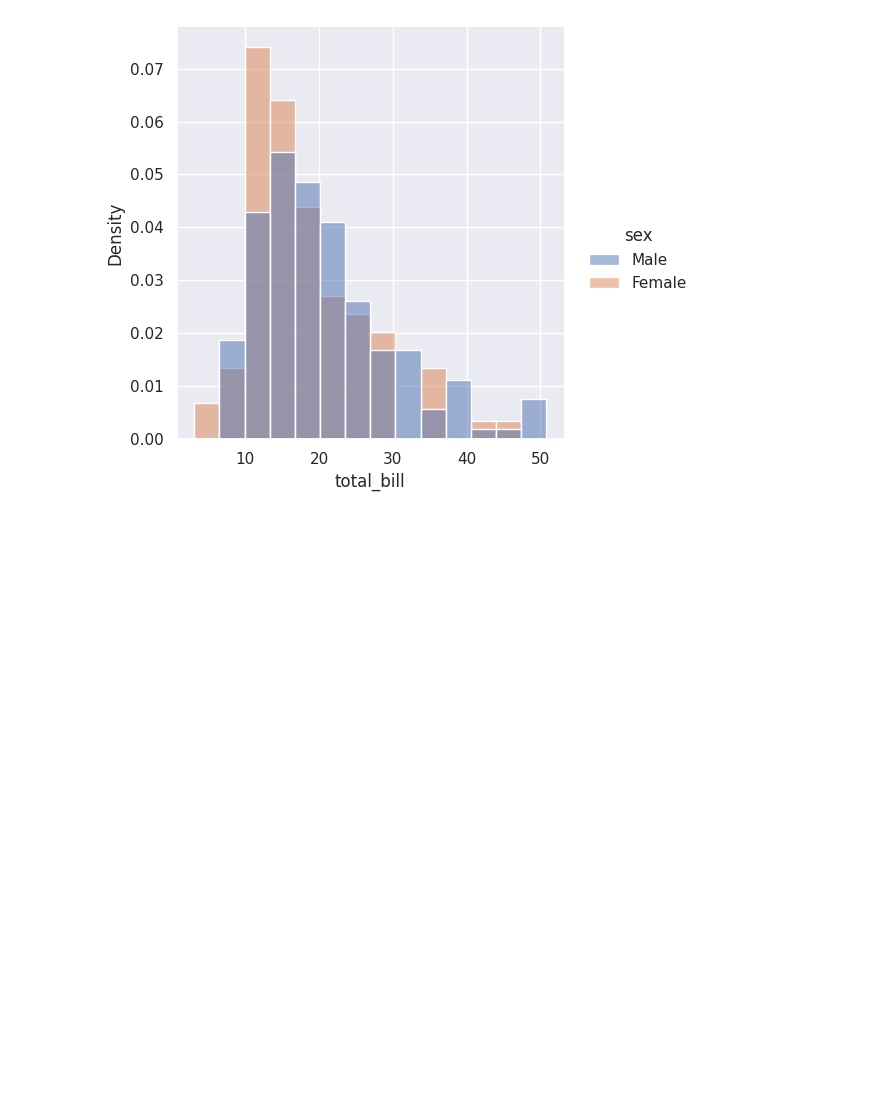
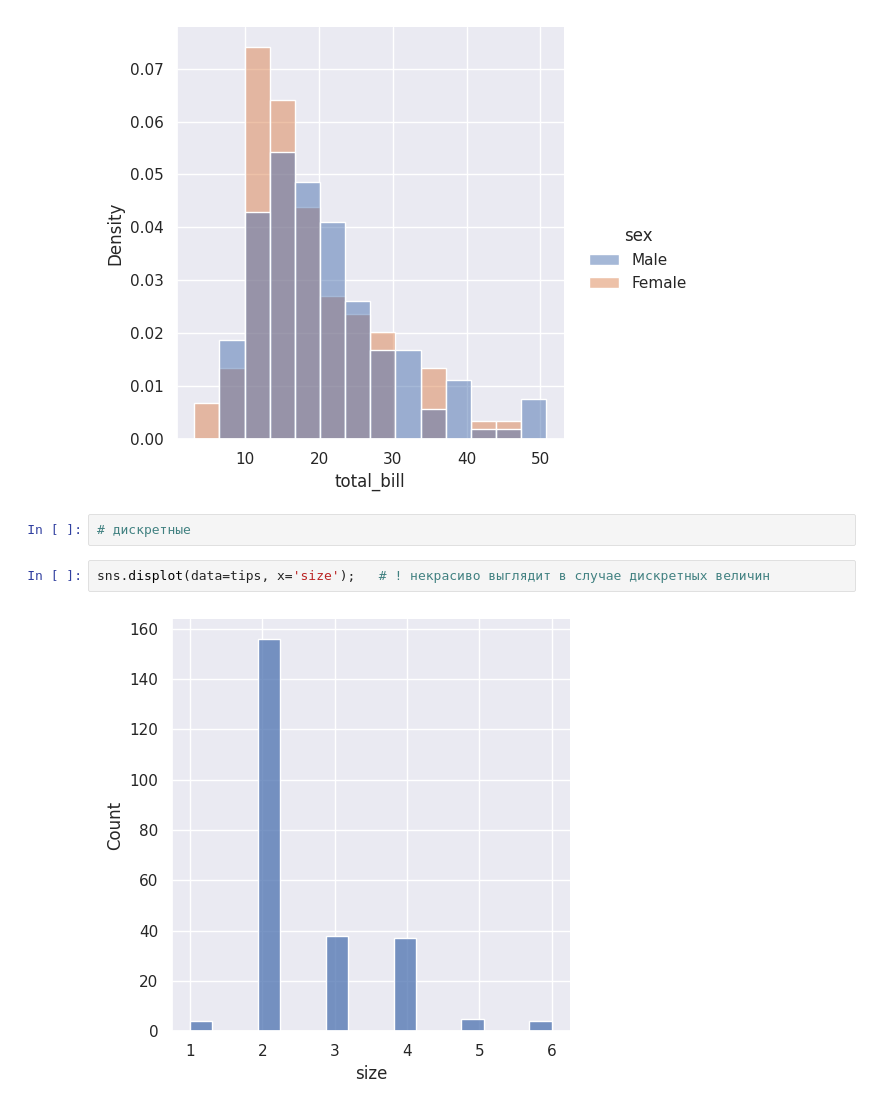
Before and after one commit to cucumberian/mathshub, a Jupyter notebook: lesson-17_seminar/lesson-17-mt.ipynb, the cells around one changed output. Cells and saved outputs as stored; diff of their text form; blank space fills up the shorter version.

```diff
--- a/lesson-17_seminar/lesson-17-mt.ipynb
+++ b/lesson-17_seminar/lesson-17-mt.ipynb
@@ -198,3 +198,9 @@ sns.displot(data=tips, x='total_bill', hue='sex', stat='density', common_norm=Fa
 # теперь нормировка происходит по группам и мы можем сравнть как разнтся чеки по полу
 # %% [output]
 [figure]
+# %%
+# дискретные
+# %%
+sns.displot(data=tips, x='size');   # ! некрасиво выглядит в случае дискретных величин
+# %% [output]
+[figure, added]
```
Also changed, not shown: parts of 2 cells of this notebook.
